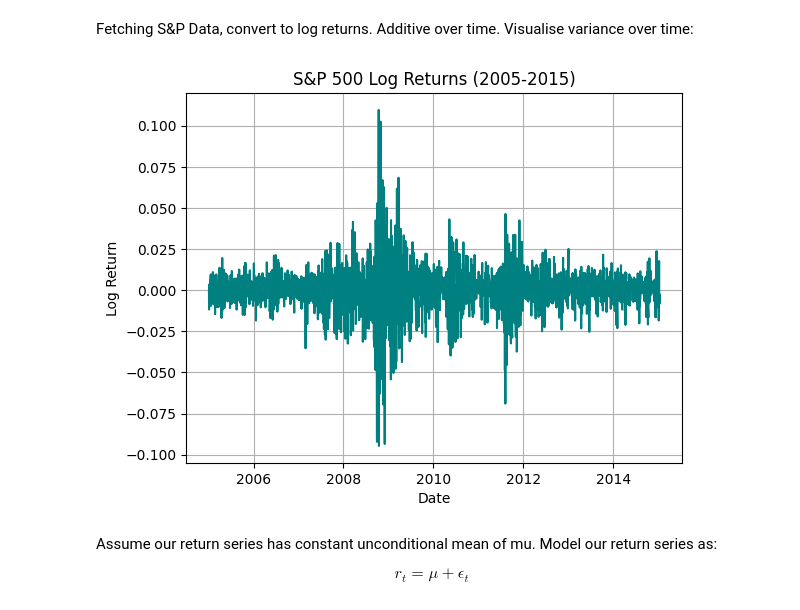
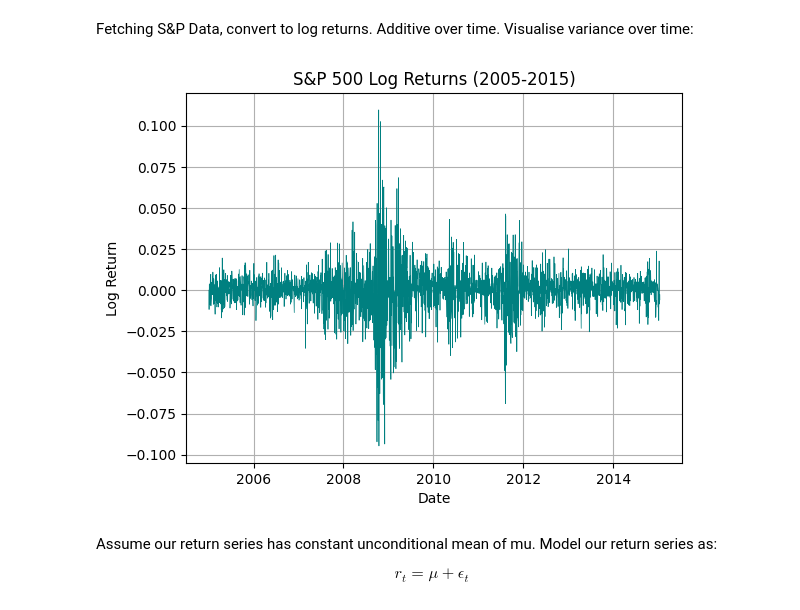
Before and after one commit to DOTDOTDAN/quantmethods, a Jupyter notebook: TimeSeries/Vol_Modelling.ipynb, the cells around one changed output. Cells and saved outputs as stored; diff of their text form; code cells hidden in the pictures.

```diff
--- a/TimeSeries/Vol_Modelling.ipynb
+++ b/TimeSeries/Vol_Modelling.ipynb
@@ -59,15 +61,15 @@ Date
 # %% [markdown]
 Fetching S&P Data, convert to log returns. Additive over time. Visualise variance over time:
 # %%
-returns.iloc[:, 0].var()
-plt.plot(returns, color='teal')
+np.var(returns)
+plt.plot(returns, lw = 0.5, color='teal')
 plt.title('S&P 500 Log Returns (2005-2015)')
 plt.grid(True)
 plt.xlabel('Date')
 plt.ylabel('Log Return')
 plt.show()
 # %% [output]
-[figure, old version]
+[figure, new version]
 # %% [markdown]
 Assume our return series has constant unconditional mean of mu. Model our return series as:
 
```
Also changed, not shown: parts of 8 cells of this notebook, 3 other files.
